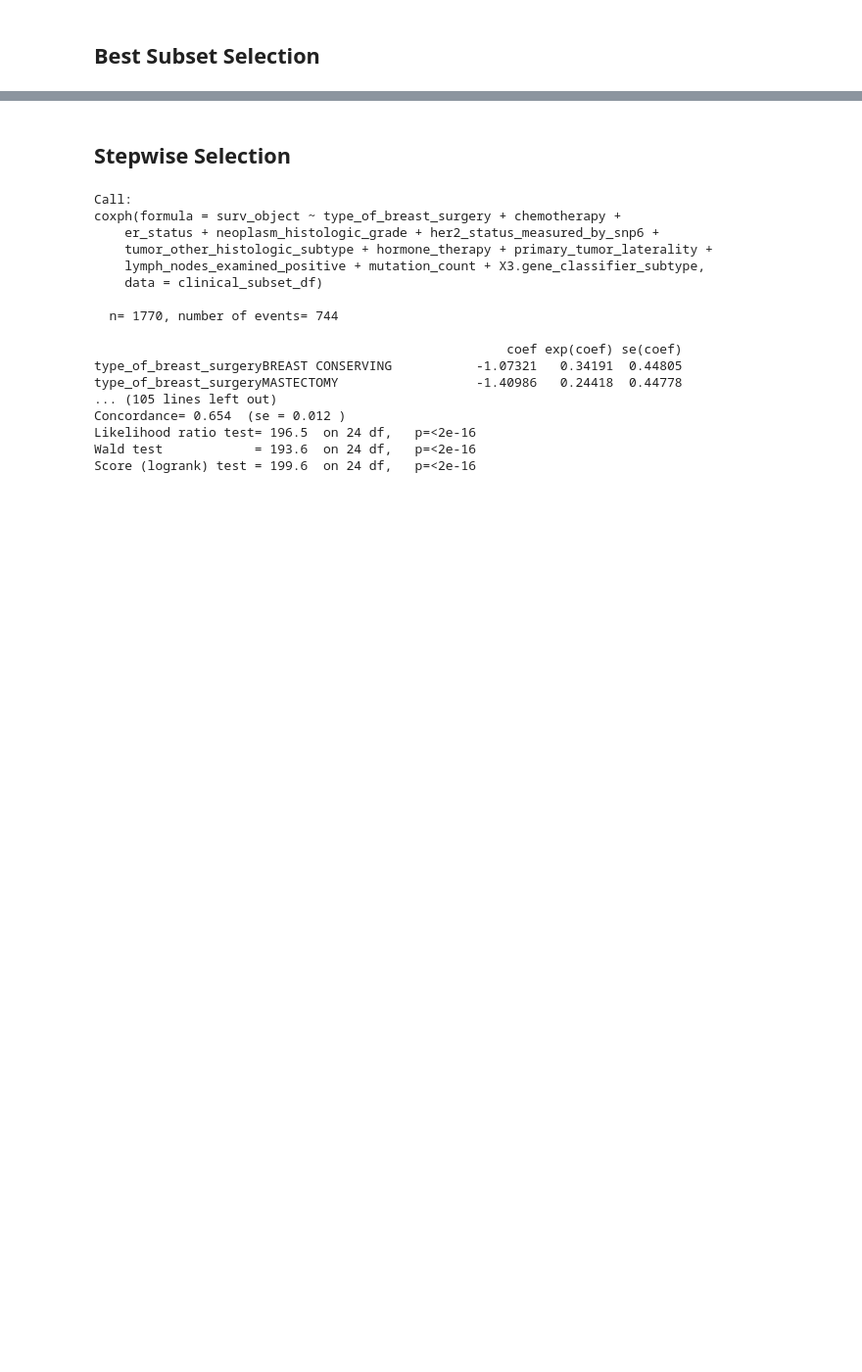
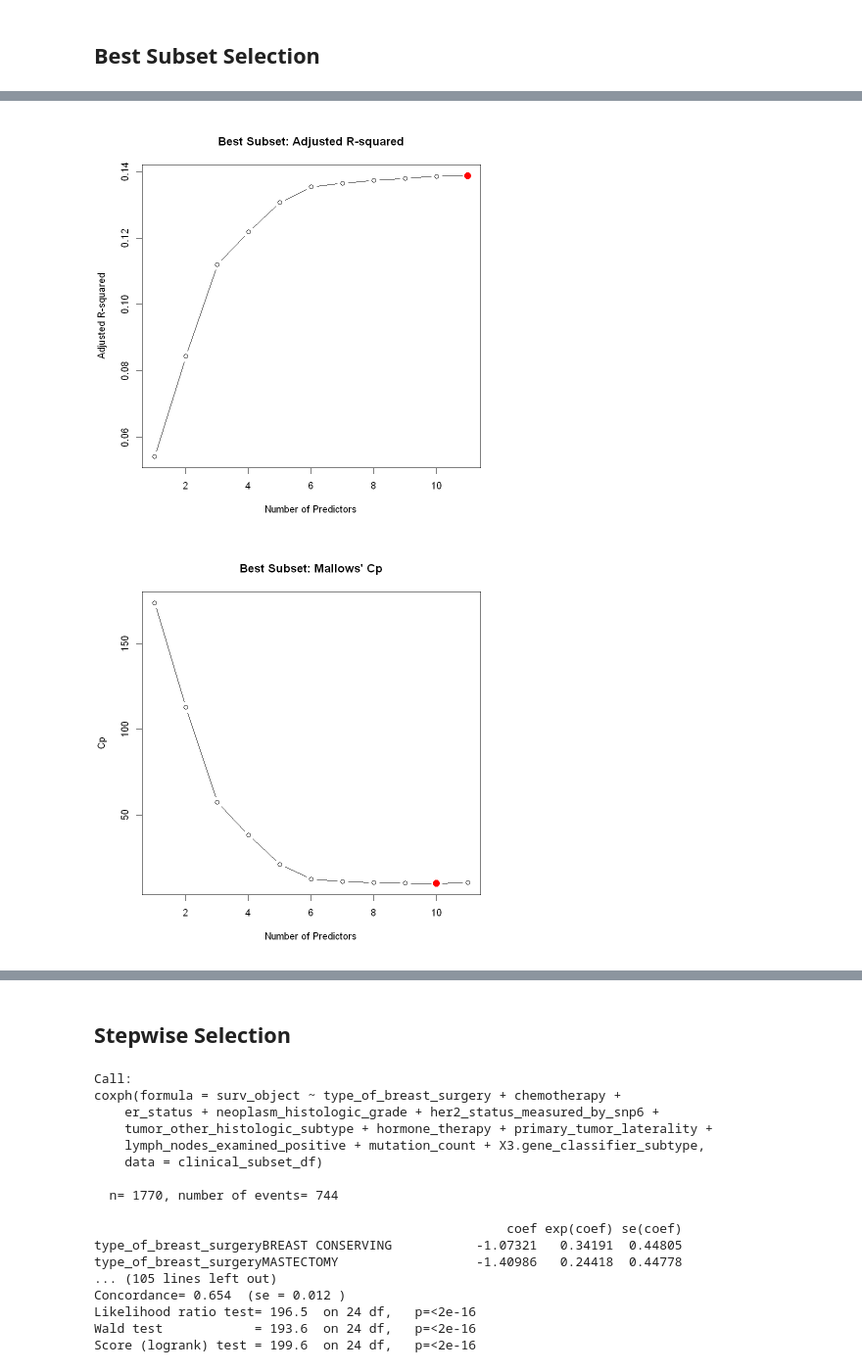
Before and after one commit to harrisdurrani/data_mining_project, a Jupyter notebook: Project (R code).ipynb, the cells around one changed output, grey strips where cells are left out. Shown at 98% size. Cells and saved outputs as stored; diff of their text form; code cells hidden in the pictures; blank space fills up the shorter version.

```diff
--- a/Project (R code).ipynb
+++ b/Project (R code).ipynb
@@ -759,0 +721,9 @@ Reordering variables and trying again:
+# %%
+reg_exhaustive <- regsubsets(
+  time_var ~ .,
+  data = subset_df,
+  nvmax = 10,
+  method = "exhaustive"
+)
+
+reg_exhaustive_summary <- summary(reg_exhaustive)
@@ -759,0 +777,43 @@ Reordering variables and trying again:
+# %%
+# graphs
+plot(
+  reg_exhaustive_summary$adjr2,
+  type = "b",
+  xlab = "Number of Predictors",
+  ylab = "Adjusted R-squared",
+  main = "Best Subset: Adjusted R-squared"
+)
+points(
+  which.max(reg_exhaustive_summary$adjr2),
+  max(reg_exhaustive_summary$adjr2),
+  col = "red", pch = 19, cex = 1.5
+)
+
+plot(
+  reg_exhaustive_summary$cp,
+  type = "b",
+  xlab = "Number of Predictors",
+  ylab = "Cp",
+  main = "Best Subset: Mallows' Cp"
+)
+points(
+  which.min(reg_exhaustive_summary$cp),
+  min(reg_exhaustive_summary$cp),
+  col = "red", pch = 19, cex = 1.5
+)
+
+plot(
+  reg_exhaustive_summary$bic,
+  type = "b",
+  xlab = "Number of Predictors",
+  ylab = "BIC",
+  main = "Best Subset: BIC"
+)
+points(
+  which.min(reg_exhaustive_summary$bic),
+  min(reg_exhaustive_summary$bic),
+  col = "red", pch = 19, cex = 1.5
+)
+# %% [output]
+[figure, added]
+[figure, added]
```
Also changed, not shown: parts of 23 cells of this notebook, 1 other file.
